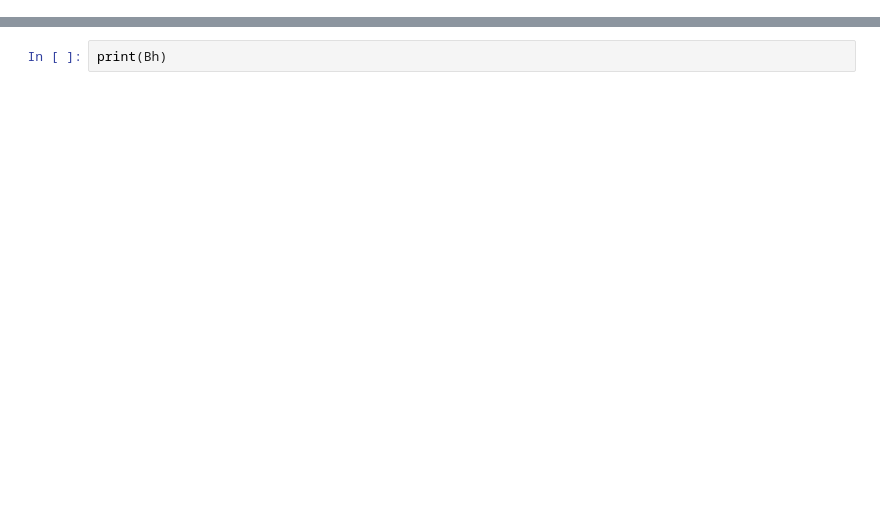
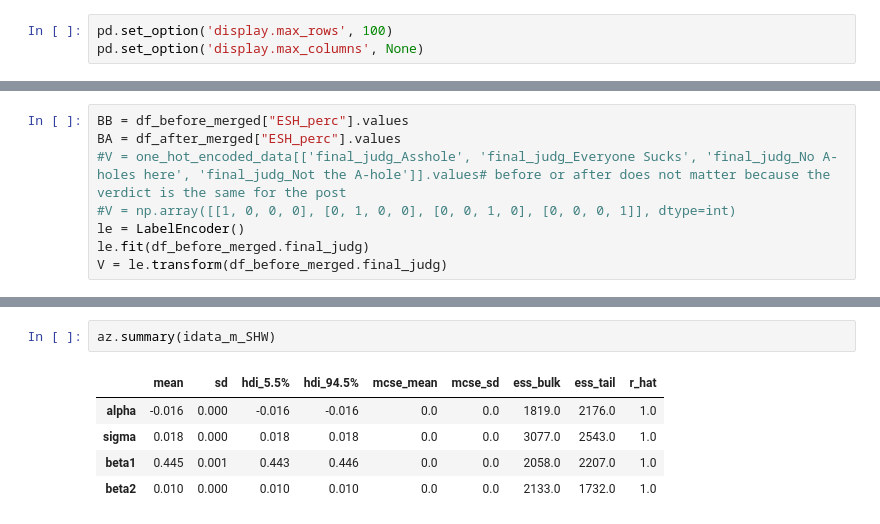
Before and after one commit to dilettagoglia/reddit-majority-opinion, a Jupyter notebook: src/regression.ipynb, the cells around one changed output, grey strips where cells are left out. Saved outputs shown, nothing was run; the diff lists cells and outputs as text; blank space fills up the shorter version.

```diff
--- a/src/regression.ipynb
+++ b/src/regression.ipynb
@@ -6,0 +9,3 @@ WARNING (pytensor.tensor.blas): Using NumPy C-API based implementation for BLAS
+# %%
+pd.set_option('display.max_rows', 100)
+pd.set_option('display.max_columns', None)
@@ -54,0 +171,8 @@ print(y)
+# %%
+BB = df_before_merged["ESH_perc"].values
+BA = df_after_merged["ESH_perc"].values
+#V = one_hot_encoded_data[['final_judg_Asshole', 'final_judg_Everyone Sucks', 'final_judg_No A-holes here', 'final_judg_Not the A-hole']].values# before or after does not matter because the verdict is the same for the post
+#V = np.array([[1, 0, 0, 0], [0, 1, 0, 0], [0, 0, 1, 0], [0, 0, 0, 1]], dtype=int)
+le = LabelEncoder()
+le.fit(df_before_merged.final_judg)
+V = le.transform(df_before_merged.final_judg)
@@ -74,2 +212,8 @@ Initializing NUTS using jitter+adapt_diag...
-# %%
-print(Bh)
+# %%
+az.summary(idata_m_SHW)
+# %% [output]
+|  | mean | sd | hdi_5.5% | hdi_94.5% | mcse_mean | mcse_sd | ess_bulk | ess_tail | r_hat |
+| alpha | -0.016 | 0.000 | -0.016 | -0.016 | 0.0 | 0.0 | 1819.0 | 2176.0 | 1.0 |
+| sigma | 0.018 | 0.000 | 0.018 | 0.018 | 0.0 | 0.0 | 3077.0 | 2543.0 | 1.0 |
+| beta1 | 0.445 | 0.001 | 0.443 | 0.446 | 0.0 | 0.0 | 2058.0 | 2207.0 | 1.0 |
+| beta2 | 0.010 | 0.000 | 0.010 | 0.010 | 0.0 | 0.0 | 2133.0 | 1732.0 | 1.0 |
```
Also changed, not shown: parts of 20 cells of this notebook, 4 other files.
